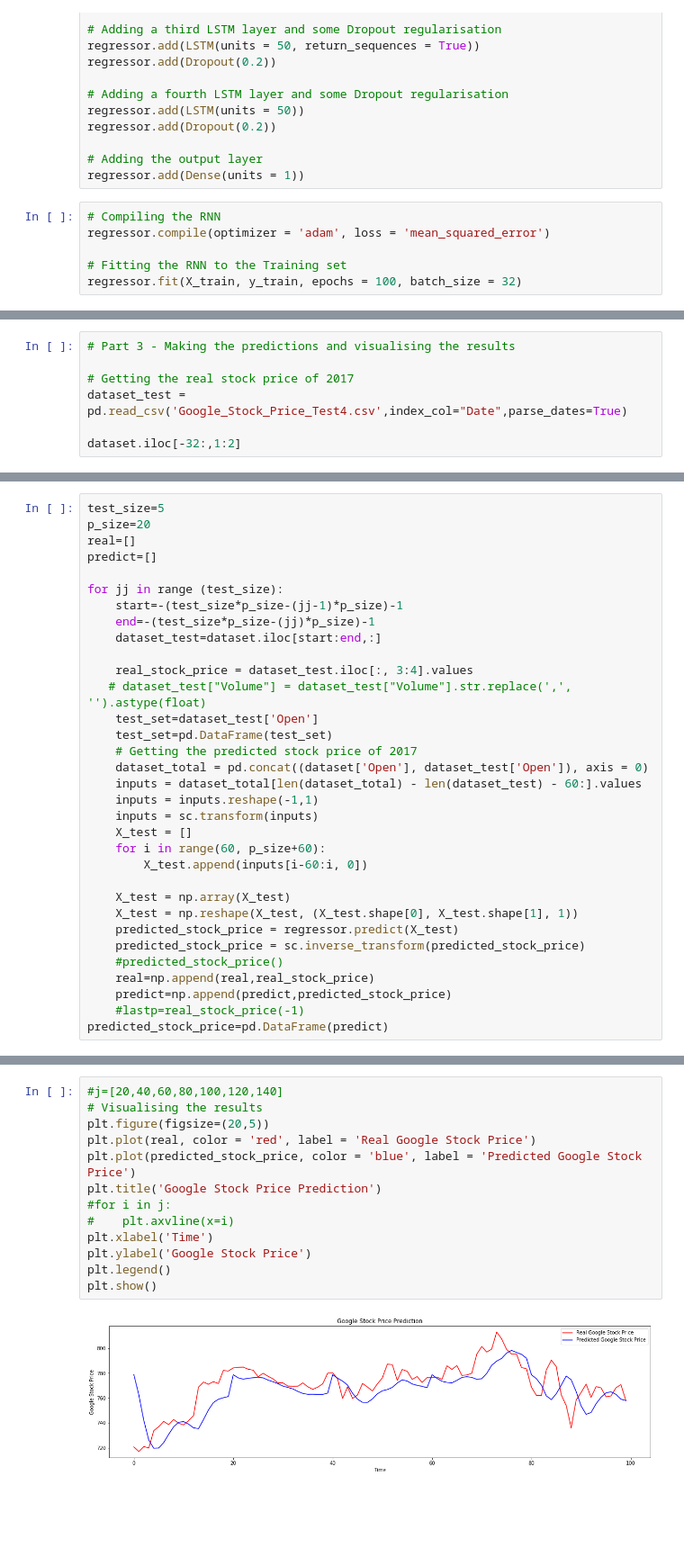
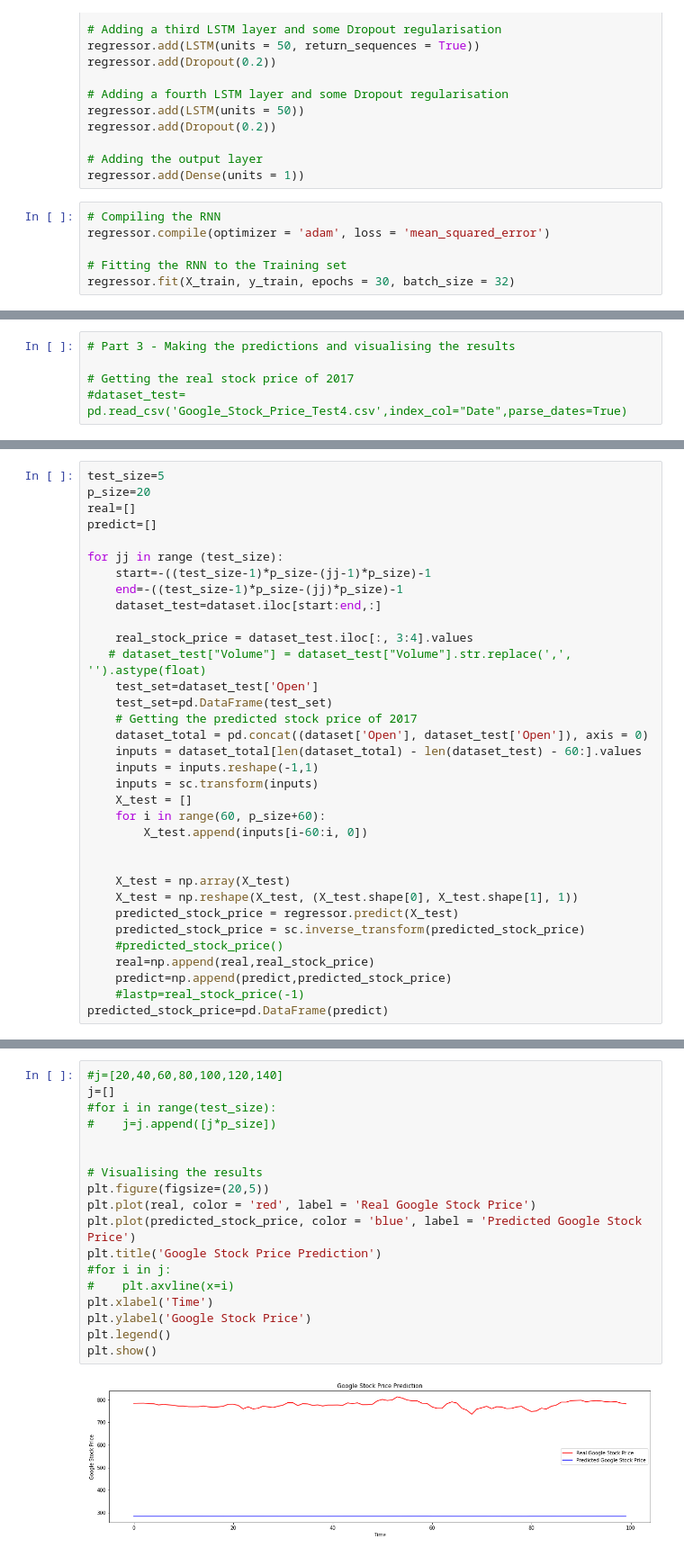
Before and after one commit to pqmzla1029/AIinFinance, a Jupyter notebook: Stock-Market-Analysis/Stock Market Google .ipynb, the cells around one changed output, grey strips where cells are left out. Shown: that part at 90% size. Cells and saved outputs as stored; diff of their text form; blank space fills up the shorter version.

```diff
--- a/Stock-Market-Analysis/Stock Market Google .ipynb
+++ b/Stock-Market-Analysis/Stock Market Google .ipynb
@@ -144,5 +142,5 @@ regressor.add(Dense(units = 1))
 regressor.compile(optimizer = 'adam', loss = 'mean_squared_error')
 
 # Fitting the RNN to the Training set
-regressor.fit(X_train, y_train, epochs = 100, batch_size = 32)
+regressor.fit(X_train, y_train, epochs = 30, batch_size = 32)
 # %% [output]
@@ -168,6 +155,4 @@ Epoch 100/100
 # Part 3 - Making the predictions and visualising the results
 
 # Getting the real stock price of 2017
-dataset_test = pd.read_csv('Google_Stock_Price_Test4.csv',index_col="Date",parse_dates=True)
-
-dataset.iloc[-32:,1:2]
+#dataset_test= pd.read_csv('Google_Stock_Price_Test4.csv',index_col="Date",parse_dates=True)
@@ -188,8 +163,8 @@ real=[]
 predict=[]
 
 for jj in range (test_size):
-    start=-(test_size*p_size-(jj-1)*p_size)-1
-    end=-(test_size*p_size-(jj)*p_size)-1
+    start=-((test_size-1)*p_size-(jj-1)*p_size)-1
+    end=-((test_size-1)*p_size-(jj)*p_size)-1
     dataset_test=dataset.iloc[start:end,:]
 
     real_stock_price = dataset_test.iloc[:, 3:4].values
@@ -205,6 +180,7 @@ for jj in range (test_size):
     for i in range(60, p_size+60):
         X_test.append(inputs[i-60:i, 0])
 
+
     X_test = np.array(X_test)
     X_test = np.reshape(X_test, (X_test.shape[0], X_test.shape[1], 1))
     predicted_stock_price = regressor.predict(X_test)
@@ -221,15 +193,20 @@ predicted_stock_price[(-2,0)]
 # %%
 #j=[20,40,60,80,100,120,140]
+j=[]
+#for i in range(test_size):
+#    j=j.append([j*p_size])
+
+
 # Visualising the results
 plt.figure(figsize=(20,5))
 plt.plot(real, color = 'red', label = 'Real Google Stock Price')
 plt.plot(predicted_stock_price, color = 'blue', label = 'Predicted Google Stock Price')
 plt.title('Google Stock Price Prediction')
 #for i in j:
 #    plt.axvline(x=i)
 plt.xlabel('Time')
 plt.ylabel('Google Stock Price')
 plt.legend()
 plt.show()
 # %% [output]
-[figure, old version]
+[figure, new version]
```
Also changed, not shown: parts of 4 cells of this notebook.
